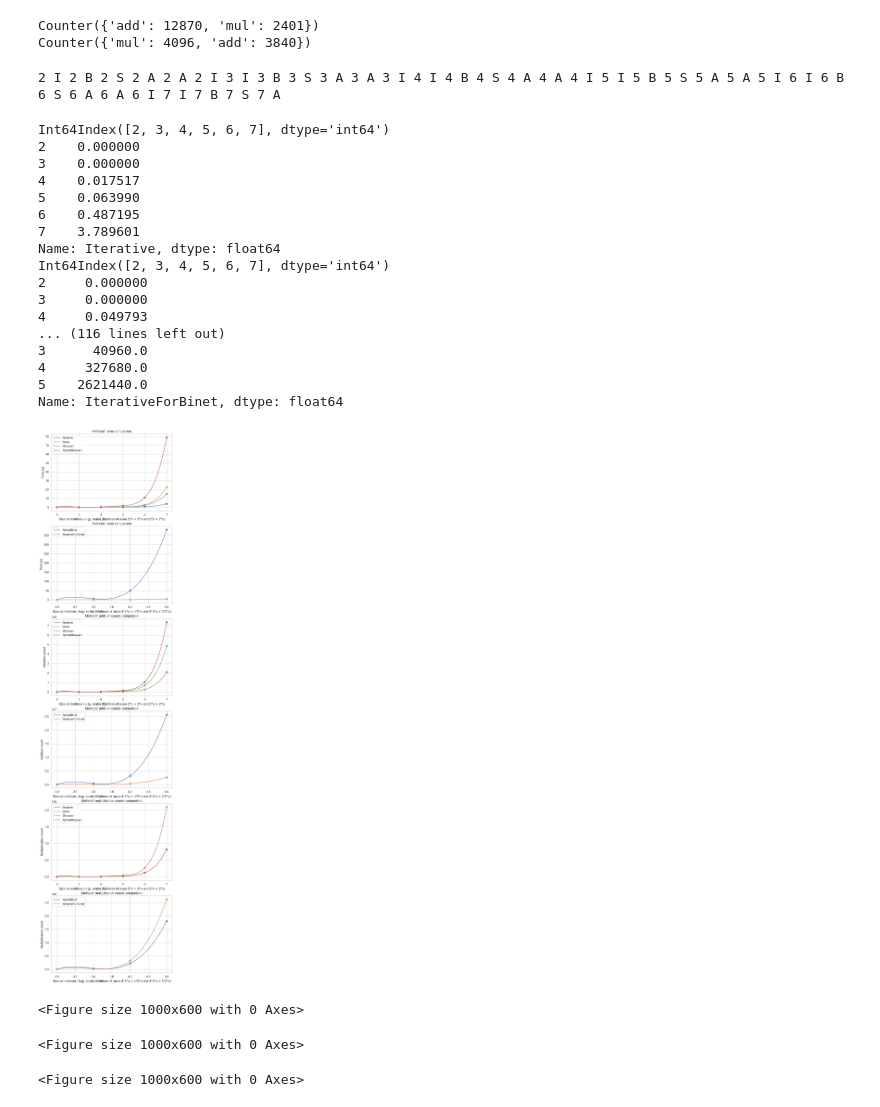
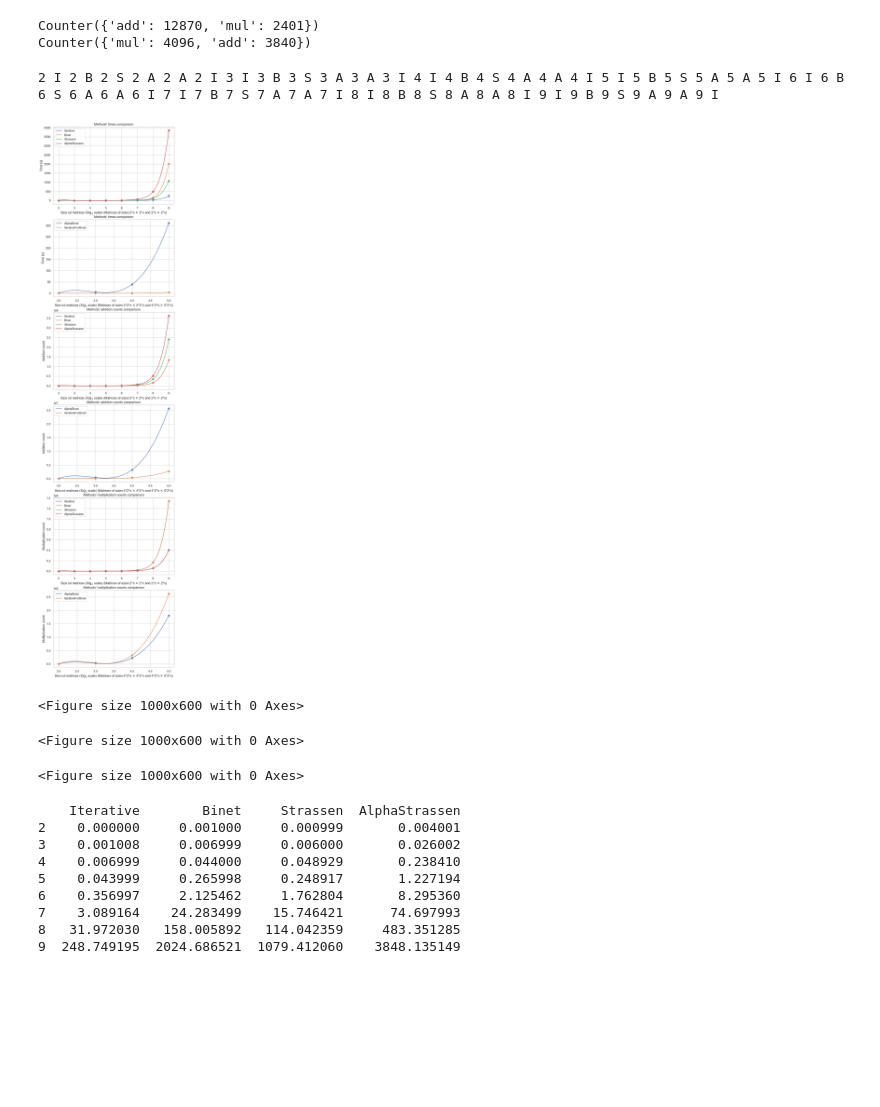
Before and after one commit to Szyntos/Algorymty_Macierzowe, a Jupyter notebook: lab1/main.ipynb, the cells around one changed output. Cells and saved outputs as stored; diff of their text form; code cells hidden in the pictures; blank space fills up the shorter version.

```diff
--- a/lab1/main.ipynb
+++ b/lab1/main.ipynb
@@ -307,9 +307,9 @@ def stat_functions(bound):
             df_test.at[n, method_name] = MM.check()
     return df_times, df_add, df_mul, df_test
 # %%
-df_s = stat_functions(11)
+df_s = stat_functions(10)
 # %% [output]
-2 I 2 B 2 S 2 A 2 A 2 I 3 I 3 B 3 S 3 A 3 A 3 I 4 I 4 B 4 S 4 A 4 A 4 I 5 I 5 B 5 S 5 A 5 A 5 I 6 I 6 B 6 S 6 A 6 A 6 I 7 I 7 B 7 S 7 A
+2 I 2 B 2 S 2 A 2 A 2 I 3 I 3 B 3 S 3 A 3 A 3 I 4 I 4 B 4 S 4 A 4 A 4 I 5 I 5 B 5 S 5 A 5 A 5 I 6 I 6 B 6 S 6 A 6 A 6 I 7 I 7 B 7 S 7 A 7 A 7 I 8 I 8 B 8 S 8 A 8 A 8 I 9 I 9 B 9 S 9 A 9 A 9 I
 # %%
 def plot_stats(dfs):
     titles = ["Methods' times comparison", "Methods' addition counts comparison", "Methods' multiplication counts comparison"]
@@ -365,28 +365,22 @@ def plot_stats(dfs):
 
     plt.show()
 # %%
-dfs = [df.copy() for df in df_s]
+# dfs = [df.copy() for df in df_s]
+dfs = [pd.read_csv("csv/df_"+str(i)+".csv", index_col=0) for i in range(4)]
 
 plot_stats(dfs[:3])
+print(dfs[0])
 # %% [output]
+[figure, new version]
-Int64Index([2, 3, 4, 5, 6, 7], dtype='int64')
-2    0.000000
-3    0.000000
-4    0.017517
-5    0.063990
-6    0.487195
-7    3.789601
-Name: Iterative, dtype: float64
-Int64Index([2, 3, 4, 5, 6, 7], dtype='int64')
-2     0.000000
-3     0.000000
-4     0.049793
-... (116 lines left out)
-3      40960.0
-4     327680.0
-5    2621440.0
-Name: IterativeForBinet, dtype: float64
+<Figure size 1000x600 with 0 Axes>
-[figure, old version]
 <Figure size 1000x600 with 0 Axes>
 <Figure size 1000x600 with 0 Axes>
-<Figure size 1000x600 with 0 Axes>
+    Iterative        Binet     Strassen  AlphaStrassen
+2    0.000000     0.001000     0.000999       0.004001
+3    0.001008     0.006999     0.006000       0.026002
+4    0.006999     0.044000     0.048929       0.238410
+5    0.043999     0.265998     0.248917       1.227194
+6    0.356997     2.125462     1.762804       8.295360
+7    3.089164    24.283499    15.746421      74.697993
+8   31.972030   158.005892   114.042359     483.351285
+9  248.749195  2024.686521  1079.412060    3848.135149
```
Also changed, not shown: parts of 2 cells of this notebook, 8 other files.
